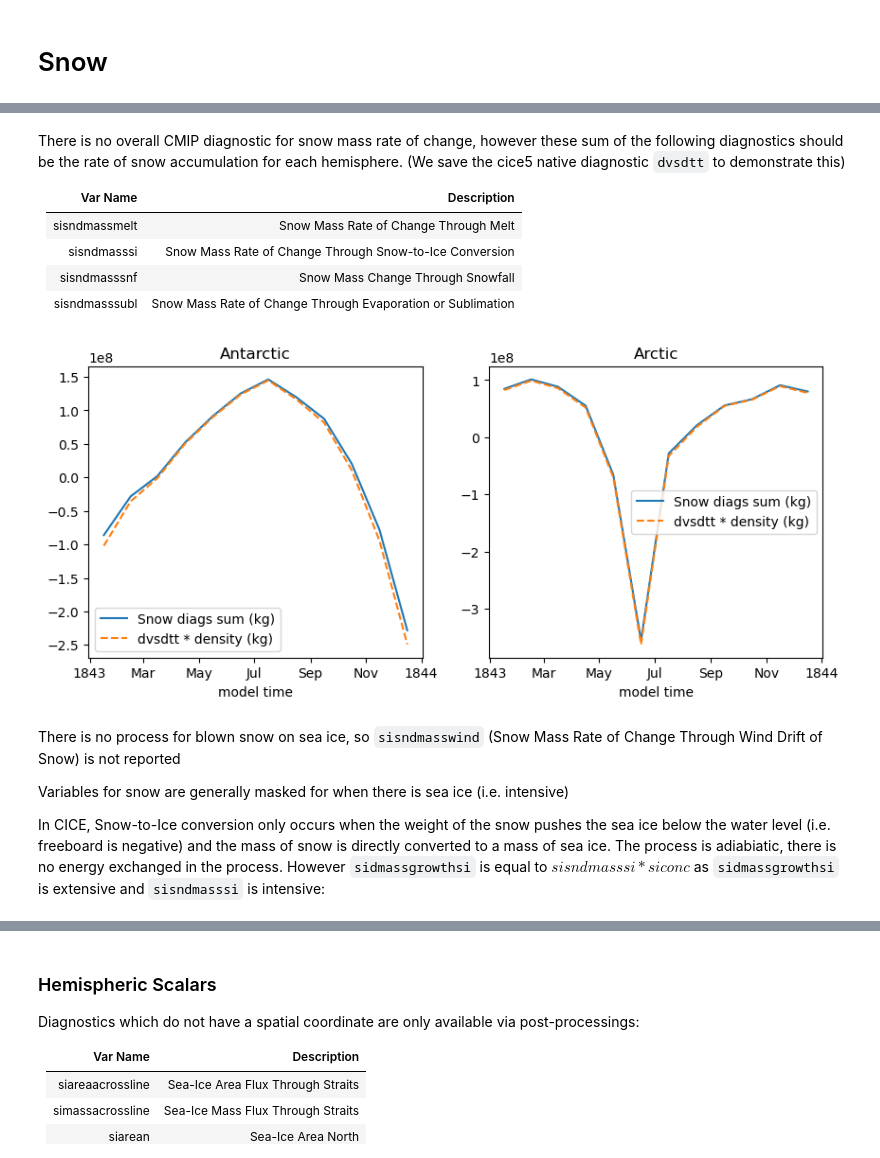
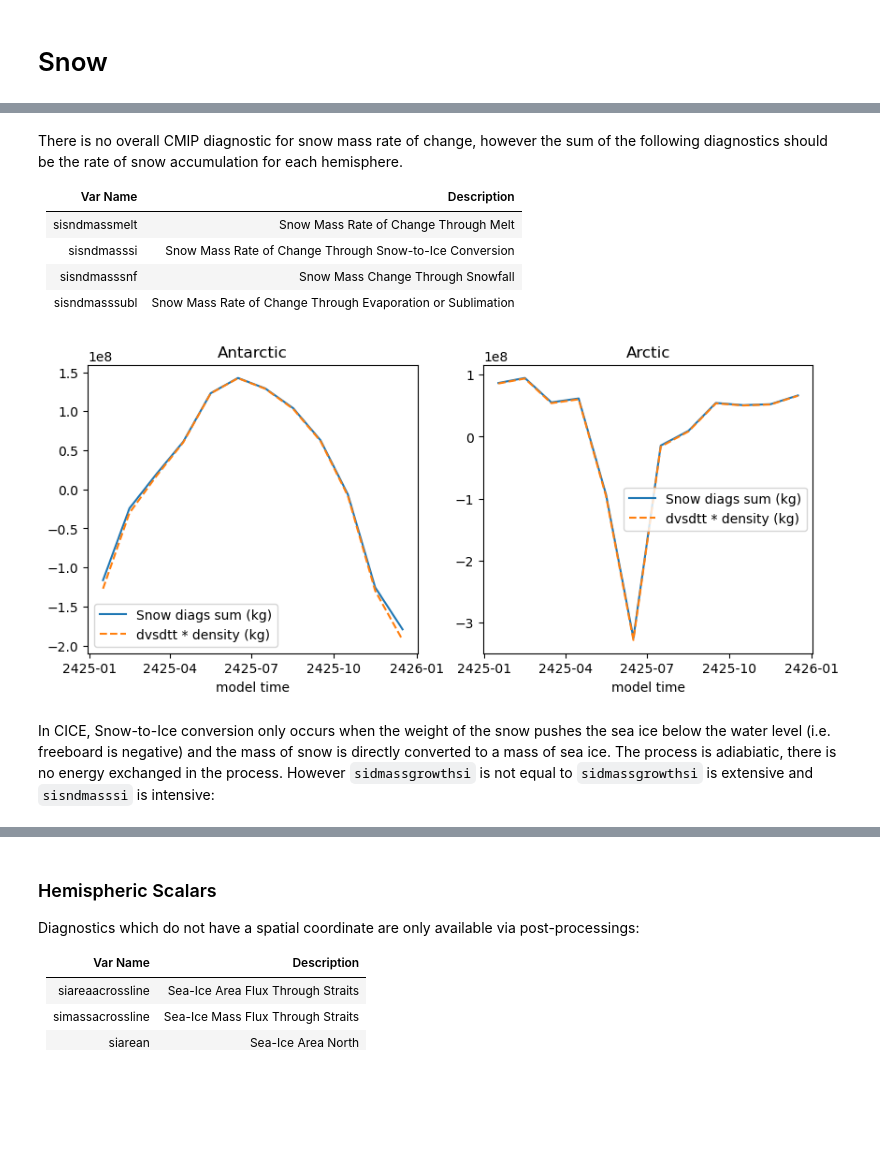
Before and after one commit to ACCESS-NRI/access-esm1.6-configs, a Jupyter notebook: documentation/docs/pages/diagnostics/sea_ice.ipynb, the cells around one changed output, grey strips where cells are left out. Drawn from its saved outputs; the diff is of its cells as text; code cells hidden in the pictures; blank space fills up the shorter version.

```diff
--- a/documentation/docs/pages/diagnostics/sea_ice.ipynb
+++ b/documentation/docs/pages/diagnostics/sea_ice.ipynb
@@ -288,14 +302,2 @@ plt.show()
 # %% [markdown]
 <!-- I would expect snow mass is also conserved by sea ice dynamics, however `sisndmassdyn` does not sum to zero. Nor does dvsdtd )-->
-# %%
-start = (monthly_ds.sisnmass*monthly_ds.siconc*monthly_ds.tarea).isel(nj=hemi['slice']).sum(['ni','nj']).isel(time=0)
-
-
-for hemi in [sh,nh]:
-    (monthly_ds.dvsdtt*monthly_ds.tarea*rhos/86400*100).isel(nj=hemi['slice']).sum(['ni','nj']).cumulative('time').sum().plot(label = hemi['title']+' tt Snow Mass Change')
-    ((monthly_ds.dvsdtt+monthly_ds.dvsdtd)*monthly_ds.tarea*rhos/86400*100).isel(nj=hemi['slice']).sum(['ni','nj']).cumulative('time').sum().plot(label = hemi['title']+' tt+td Snow Mass Change')
-    # ((monthly_ds.sisnmass*monthly_ds.siconc*monthly_ds.tarea).isel(nj=hemi['slice']).sum(['ni','nj'])-start).plot(label = hemi['title']+' Snow Mass Change')
-plt.ylabel('Change in Mass, kg')
-plt.legend(loc='center left', bbox_to_anchor=(1, 0.5))
-plt.title('Snow mass change from sea ice thermodynamics')
-plt.show()
@@ -304,10 +306,9 @@ plt.show()
 # %%
 for hemi in [sh,nh]:
-    (monthly_ds.dvsdtd*rhos/86400/100*monthly_ds.tarea).isel(nj=hemi['slice']).sum(['ni','nj']).plot(label = hemi['title']+' Snow Mass Change')
-    (monthly_ds.sisndmassdyn*monthly_ds.siconc*monthly_ds.tarea).isel(nj=hemi['slice']).sum(['ni','nj']).plot(label = hemi['title']+' Snow Mass Change')
+    (monthly_ds.sisndmassdyn*monthly_ds.tarea).isel(nj=hemi['slice']).sum(['ni','nj']).plot(label = hemi['title']+' Snow Mass Change')
 
 plt.ylabel('Change in Mass, kg')
 plt.legend(loc='center left', bbox_to_anchor=(1, 0.5))
-plt.title('Mass change from sea ice dynamics')
+plt.title('Snow Mass change from sea ice dynamics')
 plt.show()
 # %% [output]
@@ -341,9 +342,9 @@ for hemi in [sh,nh]:
      + monthly_ds.sidmassgrowthbot
      + monthly_ds.sidmassgrowthsi
      + monthly_ds.sidmassevapsubl
-     - monthly_ds.sidmassmelttop
-     - monthly_ds.sidmassmeltbot
-     - monthly_ds.sidmassmeltlat
+     + monthly_ds.sidmassmelttop
+     + monthly_ds.sidmassmeltbot
+     + monthly_ds.sidmassmeltlat
     )*monthly_ds.tarea).isel(nj=hemi['slice']).sum(['ni','nj']).plot(label = hemi['title']+' Sum')
     (monthly_ds.sidmassth*monthly_ds.tarea).isel(nj=hemi['slice']).sum(['ni','nj']).plot(
         label = hemi['title']+' sidmasstherm', linestyle='--')
@@ -365,12 +364,12 @@ for i,hemi in enumerate([sh,nh], start=1):
 
     ((   monthly_ds.sidmassgrowthwat
      + monthly_ds.sidmassgrowthbot
-     - monthly_ds.sidmassmelttop
-     - monthly_ds.sidmassmeltbot
-     - monthly_ds.sidmassmeltlat
-     - monthly_ds.sisndmassmelt*monthly_ds.siconc
+     + monthly_ds.sidmassmelttop
+     + monthly_ds.sidmassmeltbot
+     + monthly_ds.sidmassmeltlat
+     + monthly_ds.sisndmassmelt
     )*monthly_ds.tarea).isel(nj=hemi['slice']).sum(['ni','nj']).plot(label = hemi['title']+' Sum')
-    (-1*monthly_ds.siflfwbot*monthly_ds.siconc*monthly_ds.tarea).isel(nj=hemi['slice']).sum(['ni','nj']).plot(label = hemi['title']+' siflfwbot')
+    (-1*monthly_ds.siflfwbot*monthly_ds.tarea).isel(nj=hemi['slice']).sum(['ni','nj']).plot(label = hemi['title']+' siflfwbot')
 
     plt.ylabel('mass change, $kg/m^2$')
     plt.legend()
@@ -384,5 +389,5 @@ plt.show()
 # %% [markdown]
-There is no overall CMIP diagnostic for snow mass rate of change, however these sum of the following diagnostics should be the rate of snow accumulation for each hemisphere. (We save the cice5 native diagnostic `dvsdtt` to demonstrate this)
+There is no overall CMIP diagnostic for snow mass rate of change, however the sum of the following diagnostics should be the rate of snow accumulation for each hemisphere.
 
 | Var Name| Description|
 |----|:----|
@@ -393,25 +398,22 @@ There is no overall CMIP diagnostic for snow mass rate of change, however these
 # %%
 plt.figure(figsize=(10,4))
 for i,hemi in enumerate([sh,nh], start=1):
     plt.subplot(1,2,i)
 
-    (( - monthly_ds.sisndmassmelt
-      - monthly_ds.sisndmasssi
+    (( + monthly_ds.sisndmassmelt
+      + monthly_ds.sisndmasssi
       + monthly_ds.sisndmasssnf
       + monthly_ds.sisndmasssubl
-     )*monthly_ds.siconc*monthly_ds.tarea).isel(nj=hemi['slice']).sum(['ni','nj']).plot(label = 'Snow diags sum (kg)')
+     )*monthly_ds.tarea).isel(nj=hemi['slice']).sum(['ni','nj']).plot(label = 'Snow diags sum (kg)')
     ((monthly_ds.dvsdtt/86400*rhos/100)*monthly_ds.tarea).isel(nj=hemi['slice']).sum(['ni','nj']).plot(
         label = 'dvsdtt * density (kg)', linestyle='--')
     plt.legend()
     plt.title(hemi['title'])
 plt.show()
 # %% [output]
-[figure, old version]
+[figure, new version]
 # %% [markdown]
-There is no process for blown snow on sea ice, so `sisndmasswind` (Snow Mass Rate of Change Through Wind Drift of Snow) is not reported
-
-Variables for snow are generally masked for when there is sea ice (i.e. intensive)
 
 In CICE, Snow-to-Ice conversion only occurs when the weight of the snow pushes the sea ice below the water level
 (i.e. freeboard is negative) and the mass of snow is directly converted to a mass of sea ice. The process is adiabiatic,
-there is no energy exchanged in the process. However `sidmassgrowthsi` is equal to $sisndmasssi*siconc$ as `sidmassgrowthsi` is extensive and `sisndmasssi` is intensive:
+there is no energy exchanged in the process. However `sidmassgrowthsi` is not equal to `sidmassgrowthsi` is extensive and `sisndmasssi` is intensive:
```
Also changed, not shown: parts of 31 cells of this notebook.
